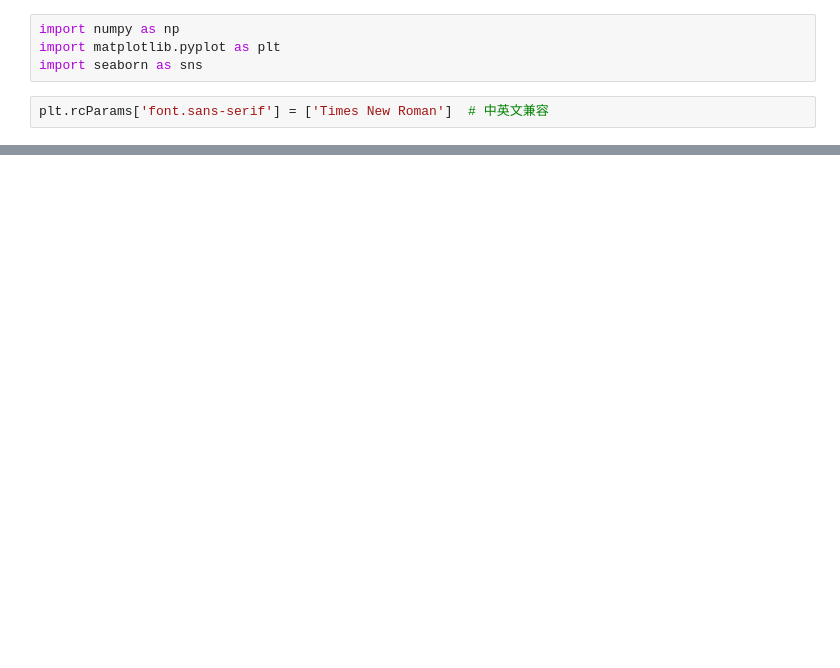
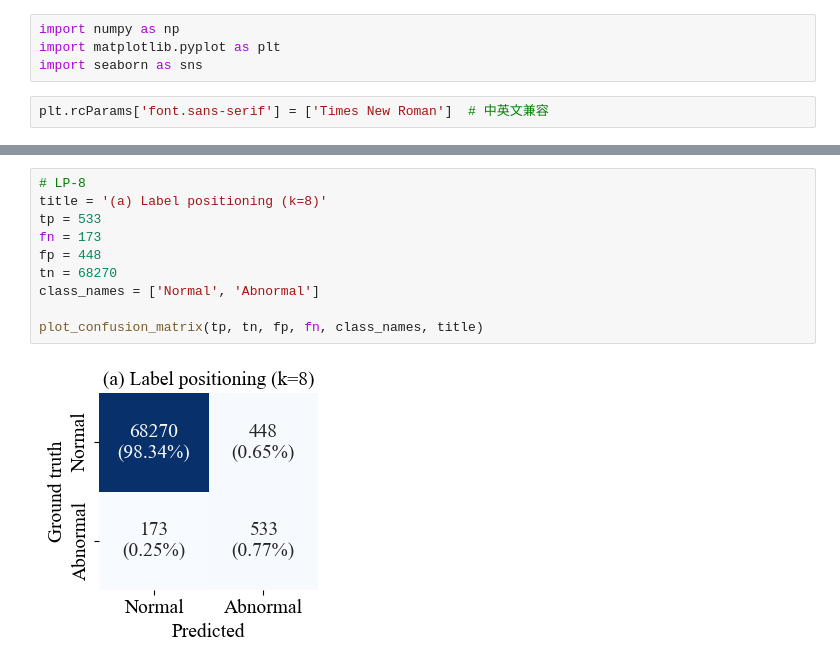
Before and after one commit to Leon-Qiao/RetroFL, a Jupyter notebook: Validate/confusionMa.ipynb, the cells around one changed output, grey strips where cells are left out. Cells and saved outputs as stored; diff of their text form; blank space fills up the shorter version.

```diff
--- a/Validate/confusionMa.ipynb
+++ b/Validate/confusionMa.ipynb
@@ -57,0 +51,12 @@ def plot_confusion_matrix(tp, tn, fp, fn, class_names=['Negative', 'Positive']):
+# %%
+# LP-8
+title = '(a) Label positioning (k=8)'
+tp = 533
+fn = 173
+fp = 448
+tn = 68270
+class_names = ['Normal', 'Abnormal']
+
+plot_confusion_matrix(tp, tn, fp, fn, class_names, title)
+# %% [output]
+[figure, added]
```
Also changed, not shown: parts of 6 cells of this notebook, 21 other files.
